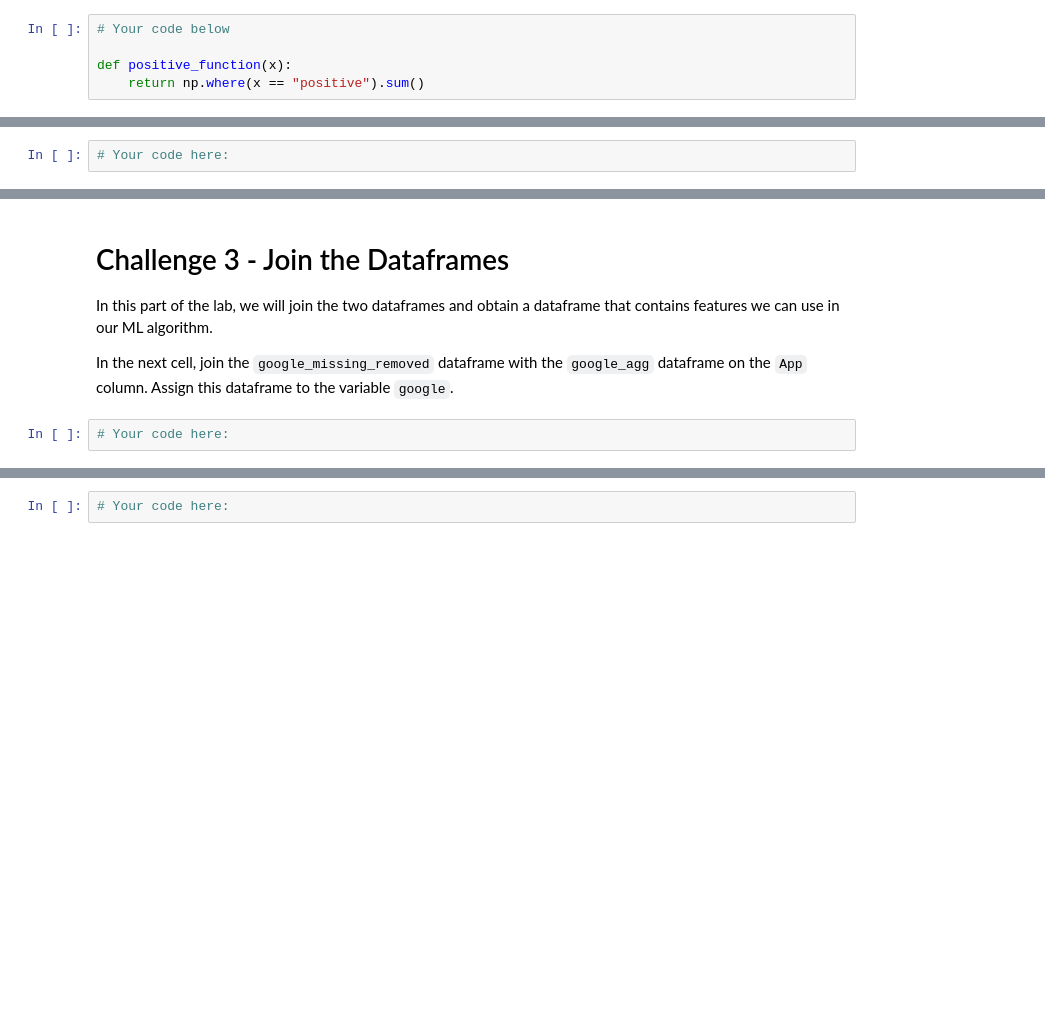
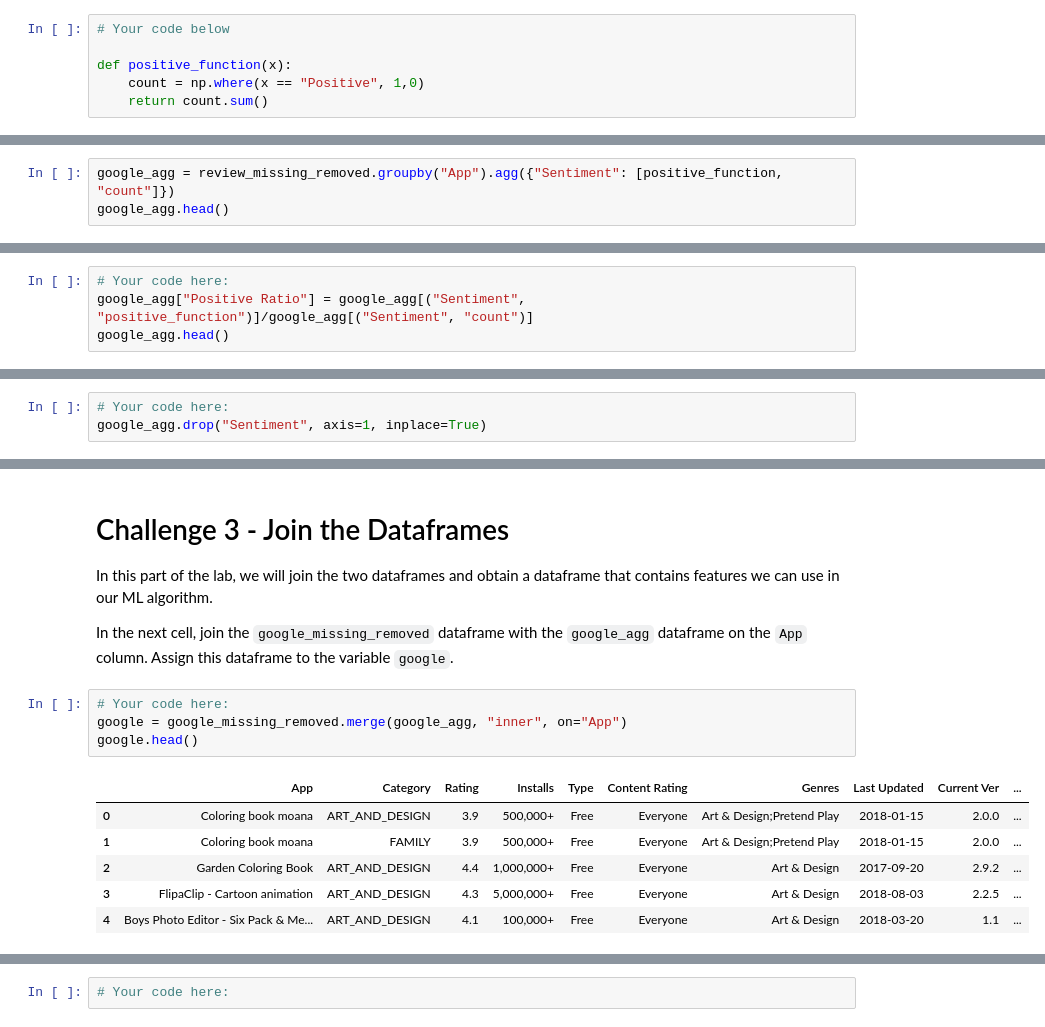
Before and after one commit to ta-data-bcn/lab-supervised-learning-feature-extraction, a Jupyter notebook: your-code/notebooks/main.ipynb, the cells around one changed output, grey strips where cells are left out. Saved outputs shown, nothing was run; the diff lists cells and outputs as text; blank space fills up the shorter version.

```diff
--- a/your-code/notebooks/main.ipynb
+++ b/your-code/notebooks/main.ipynb
@@ -515,7 +515,8 @@ In the following cell, write a function that takes a column and returns the numb
 # Your code below
 
 def positive_function(x):
-    return np.where(x == "positive").sum()
+    count = np.where(x == "Positive", 1,0)
+    return count.sum()
 # %% [markdown]
 #### Step 2: Create a new dataframe to contain the `App` name, the number of positive reviews, and the total number of reviews of each app
 
@@ -532,0 +530,3 @@ As of Pandas v0.23.4, you may opt to supply an array or an object to `agg()`. If
+# %%
+google_agg = review_missing_removed.groupby("App").agg({"Sentiment": [positive_function, "count"]})
+google_agg.head()
@@ -545,0 +564,4 @@ Make sure to account for the case where the denominator is zero using the `np.wh
+# %%
+# Your code here:
+google_agg["Positive Ratio"] = google_agg[("Sentiment", "positive_function")]/google_agg[("Sentiment", "count")]
+google_agg.head()
@@ -547,3 +578,4 @@ Make sure to account for the case where the denominator is zero using the `np.wh
 #### Now drop the `Positive` and `Total` columns. Do this with `inplace=True`.
 # %%
 # Your code here:
+google_agg.drop("Sentiment", axis=1, inplace=True)
@@ -561,6 +604,15 @@ In this part of the lab, we will join the two dataframes and obtain a dataframe
 In the next cell, join the `google_missing_removed` dataframe with the `google_agg` dataframe on the `App` column. Assign this dataframe to the variable `google`.
 # %%
 # Your code here:
+google = google_missing_removed.merge(google_agg, "inner", on="App")
+google.head()
+# %% [output]
+|  | App | Category | Rating | Installs | Type | Content Rating | Genres | Last Updated | Current Ver | ... |
+| 0 | Coloring book moana | ART_AND_DESIGN | 3.9 | 500,000+ | Free | Everyone | Art & Design;Pretend Play | 2018-01-15 | 2.0.0 | ... |
+| 1 | Coloring book moana | FAMILY | 3.9 | 500,000+ | Free | Everyone | Art & Design;Pretend Play | 2018-01-15 | 2.0.0 | ... |
+| 2 | Garden Coloring Book | ART_AND_DESIGN | 4.4 | 1,000,000+ | Free | Everyone | Art & Design | 2017-09-20 | 2.9.2 | ... |
+| 3 | FlipaClip - Cartoon animation | ART_AND_DESIGN | 4.3 | 5,000,000+ | Free | Everyone | Art & Design | 2018-08-03 | 2.2.5 | ... |
+| 4 | Boys Photo Editor - Six Pack & Me... | ART_AND_DESIGN | 4.1 | 100,000+ | Free | Everyone | Art & Design | 2018-03-20 | 1.1 | ... |
 # %% [markdown]
 #### Let's look at the final result using the `head()` function. Your final product should look like:
 
```
Also changed, not shown: parts of 7 cells of this notebook.
